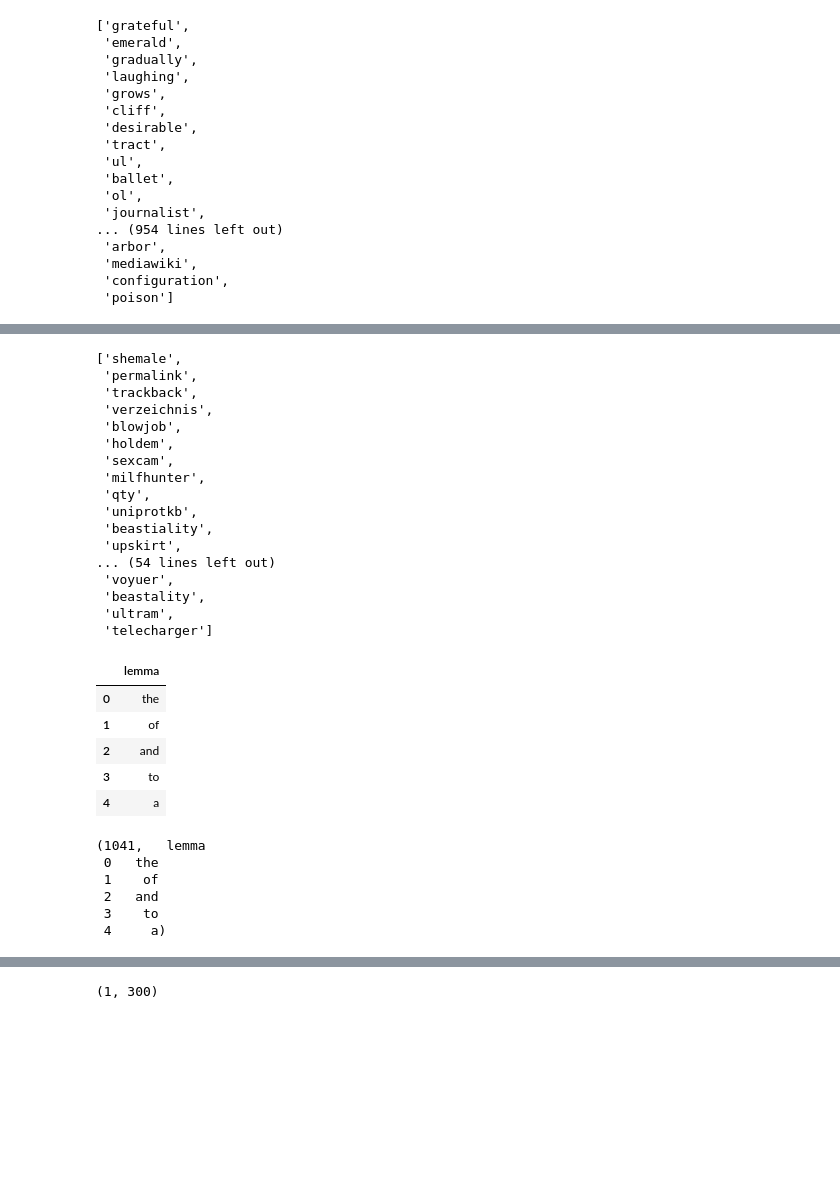
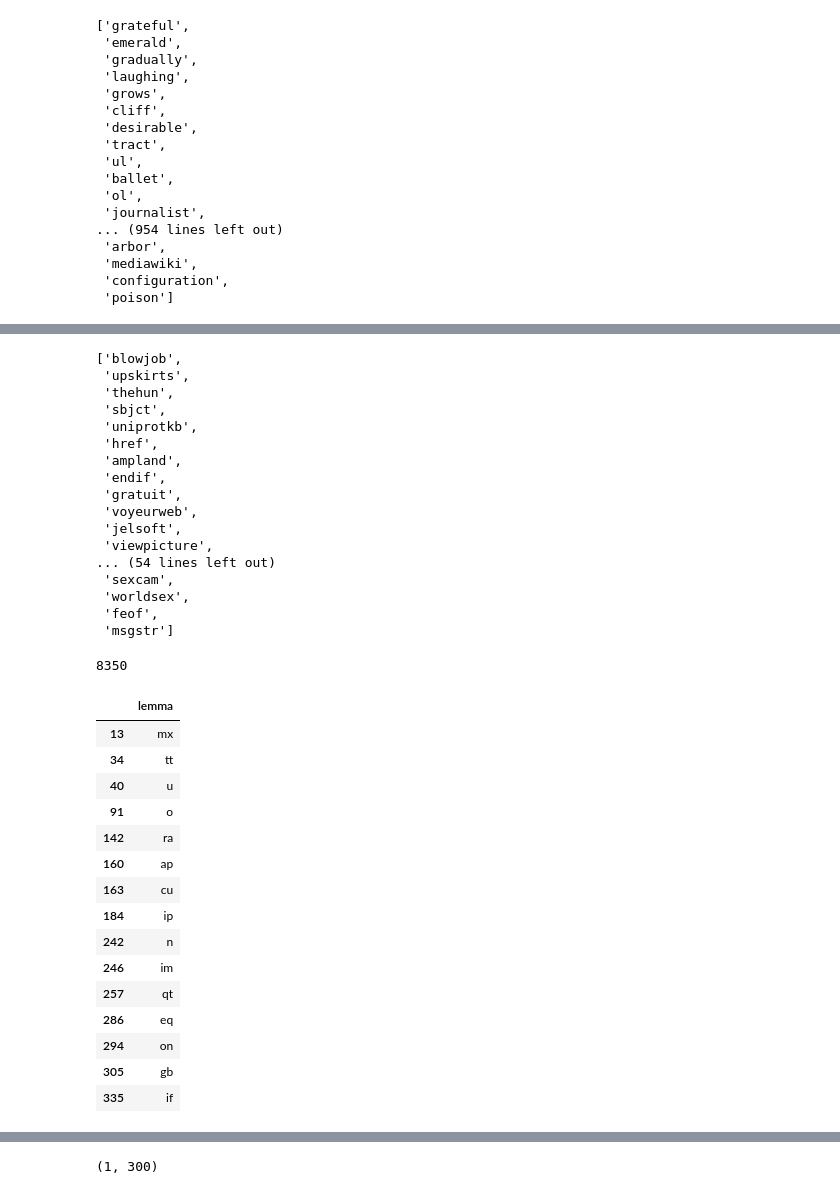
Before and after one commit to miaiseman/convergence-bot, a Jupyter notebook: convergence_bot_v2.ipynb, the cells around one changed output, grey strips where cells are left out. Drawn from its saved outputs; the diff is of its cells as text; code cells hidden in the pictures; blank space fills up the shorter version.

Commit message:
adjusted first word choices for bot, changed series notation to set notation, and updated py file unsuccessfully

```diff
--- a/convergence_bot_v2.ipynb
+++ b/convergence_bot_v2.ipynb
@@ -95,0 +74,5 @@ lemma_series = pd.Series(lemmas)
+# %%
+#find unique lemmas
+len(lemmas)
+unique_lemmas = set(lemmas)
+len(lemmas)
@@ -96,8 +81,4 @@ lemma_series = pd.Series(lemmas)
 # %%
-#find only unique lemmas
-unique_lemmas = lemma_series.unique()
-list(unique_lemmas)
-
 #make sure all lemmas are in the vocabulary
 valid_lemmas = []
 invalid_lemmas = []
@@ -109,45 +90,51 @@ for word in unique_lemmas:
         invalid_lemmas.append(word)
 
 invalid_lemmas
+#mostly little-used porn words so i'm fine with them being excluded
 # %% [output]
-['shemale',
- 'permalink',
- 'trackback',
- 'verzeichnis',
- 'blowjob',
- 'holdem',
+['blowjob',
+ 'upskirts',
+ 'thehun',
+ 'sbjct',
+ 'uniprotkb',
+ 'href',
+ 'ampland',
+ 'endif',
+ 'gratuit',
+ 'voyeurweb',
+ 'jelsoft',
+ 'viewpicture',
+... (54 lines left out)
  'sexcam',
- 'milfhunter',
- 'qty',
- 'uniprotkb',
- 'beastiality',
- 'upskirt',
-... (54 lines left out)
- 'voyuer',
- 'beastality',
- 'ultram',
- 'telecharger']
+ 'worldsex',
+ 'feof',
+ 'msgstr']
 # %%
 #find small lemmas to make sure they are valid words
 lemmas_df = pd.DataFrame(valid_lemmas)
 # %%
 lemmas_df.columns = ['lemma']
-lemmas_df.head()
+lemmas_df['lemma'].nunique()
 # %% [output]
-|  | lemma |
-| 0 | the |
-| 1 | of |
-| 2 | and |
-| 3 | to |
-| 4 | a |
+8350
 # %%
-short_lemmas = lemmas_df[lemmas_df['lemma'].apply(lambda x: len(x) < 4)]
-len(short_lemmas), short_lemmas.head()
-#I'm going to leave these as options for now, maybe take care of them later or find a better way to do this part
+short_lemmas = lemmas_df[lemmas_df['lemma'].apply(lambda x: len(x) < 3)]
+len(short_lemmas)
+short_lemmas.head(15)
 # %% [output]
-(1041,   lemma
- 0   the
- 1    of
- 2   and
- 3    to
- 4     a)
+|  | lemma |
+| 13 | mx |
+| 34 | tt |
+| 40 | u |
+| 91 | o |
+| 142 | ra |
+| 160 | ap |
+| 163 | cu |
+| 184 | ip |
+| 242 | n |
+| 246 | im |
+| 257 | qt |
+| 286 | eq |
+| 294 | on |
+| 305 | gb |
+| 335 | if |
```
Also changed, not shown: parts of 11 cells of this notebook, 4 other files.
